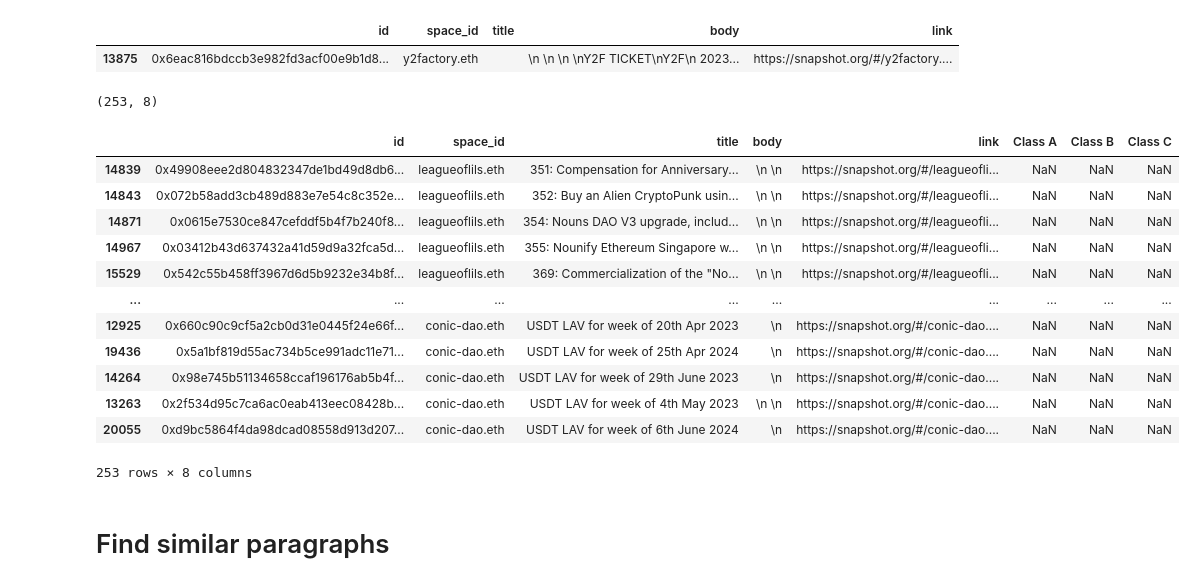
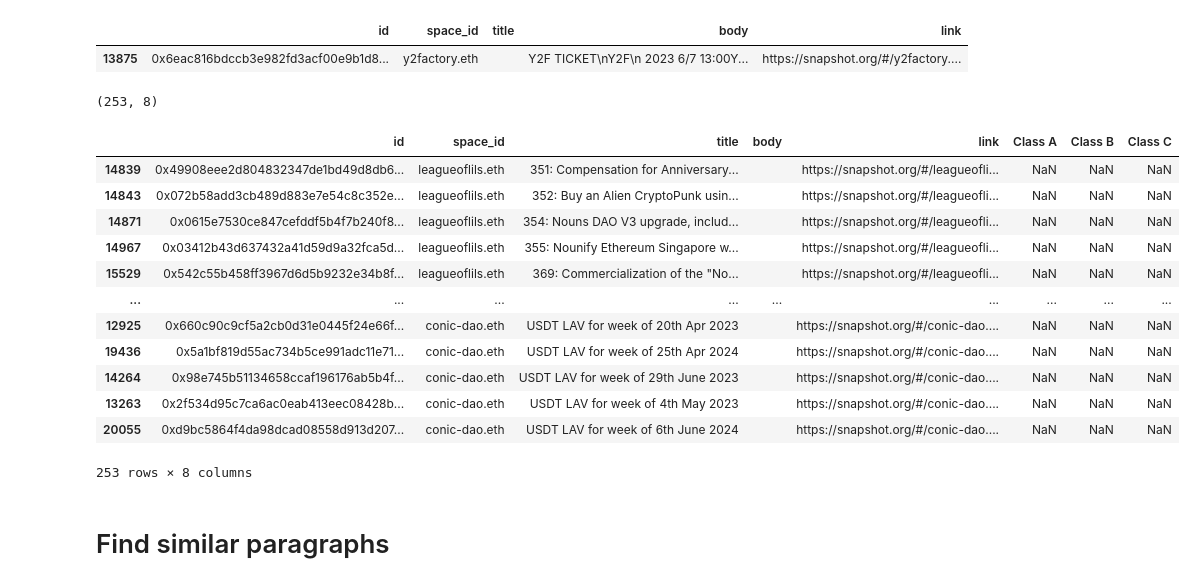
Before and after one commit to snu-digital-finance/dao-proposal, a Jupyter notebook: remove_sim.ipynb, the cells around one changed output. Drawn from its saved outputs; the diff is of its cells as text; code cells hidden in the pictures.

```diff
--- a/remove_sim.ipynb
+++ b/remove_sim.ipynb
@@ -14,6 +14,8 @@ for k in deleted["specific"].keys():
     for d in deleted["specific"][k]:
         df.loc[df["space_id"] == k, "body"] = df.loc[df["space_id"] == k, "body"].str.replace(d, "", regex=False)
 # %%
+df["title"] = df["title"].str.strip()
+df["body"] = df["body"].str.strip()
 df["body_lower"] = df["body"].str.lower()
 df["title_lower"] = df["title"].str.lower()
 df = df.sort_values(by=['title_lower', 'body_lower'])
@@ -56,26 +58,26 @@ df["title_lower"] = df["title_lower"].str.strip()
 df[df["title_lower"].str.len() == 0][["id", "space_id", "title", "body", "link"]]
 # %% [output]
 |  | id | space_id | title | body | link |
-| 13875 | 0x6eac816bdccb3e982fd3acf00e9b1d8... | y2factory.eth |  | \n \n \n \nY2F TICKET\nY2F\n 2023... | https://snapshot.org/#/y2factory.... |
+| 13875 | 0x6eac816bdccb3e982fd3acf00e9b1d8... | y2factory.eth |  | Y2F TICKET\nY2F\n 2023 6/7 13:00Y... | https://snapshot.org/#/y2factory.... |
 # %%
 temp = df[df["body_lower"].str.len() == 0][["id", "space_id", "title", "body", "link", "Class A", "Class B", "Class C"]]
 print(temp.shape)
-temp.to_excel("empty_body.xlsx", index=False)
+# temp.to_excel("empty_body.xlsx", index=False)
 temp
 # %% [output]
 (253, 8)
 |  | id | space_id | title | body | link | Class A | Class B | Class C |
-| 14839 | 0x49908eee2d804832347de1bd49d8db6... | leagueoflils.eth | 351: Compensation for Anniversary... | \n \n | https://snapshot.org/#/leagueofli... | NaN | NaN | NaN |
-| 14843 | 0x072b58add3cb489d883e7e54c8c352e... | leagueoflils.eth | 352: Buy an Alien CryptoPunk usin... | \n \n | https://snapshot.org/#/leagueofli... | NaN | NaN | NaN |
-| 14871 | 0x0615e7530ce847cefddf5b4f7b240f8... | leagueoflils.eth | 354: Nouns DAO V3 upgrade, includ... | \n \n | https://snapshot.org/#/leagueofli... | NaN | NaN | NaN |
-| 14967 | 0x03412b43d637432a41d59d9a32fca5d... | leagueoflils.eth | 355: Nounify Ethereum Singapore w... | \n \n | https://snapshot.org/#/leagueofli... | NaN | NaN | NaN |
-| 15529 | 0x542c55b458ff3967d6d5b9232e34b8f... | leagueoflils.eth | 369: Commercialization of the "No... | \n \n | https://snapshot.org/#/leagueofli... | NaN | NaN | NaN |
+| 14839 | 0x49908eee2d804832347de1bd49d8db6... | leagueoflils.eth | 351: Compensation for Anniversary... |  | https://snapshot.org/#/leagueofli... | NaN | NaN | NaN |
+| 14843 | 0x072b58add3cb489d883e7e54c8c352e... | leagueoflils.eth | 352: Buy an Alien CryptoPunk usin... |  | https://snapshot.org/#/leagueofli... | NaN | NaN | NaN |
+| 14871 | 0x0615e7530ce847cefddf5b4f7b240f8... | leagueoflils.eth | 354: Nouns DAO V3 upgrade, includ... |  | https://snapshot.org/#/leagueofli... | NaN | NaN | NaN |
+| 14967 | 0x03412b43d637432a41d59d9a32fca5d... | leagueoflils.eth | 355: Nounify Ethereum Singapore w... |  | https://snapshot.org/#/leagueofli... | NaN | NaN | NaN |
+| 15529 | 0x542c55b458ff3967d6d5b9232e34b8f... | leagueoflils.eth | 369: Commercialization of the "No... |  | https://snapshot.org/#/leagueofli... | NaN | NaN | NaN |
 | ... | ... | ... | ... | ... | ... | ... | ... | ... |
-| 12925 | 0x660c90c9cf5a2cb0d31e0445f24e66f... | conic-dao.eth | USDT LAV for week of 20th Apr 2023 | \n | https://snapshot.org/#/conic-dao.... | NaN | NaN | NaN |
-| 19436 | 0x5a1bf819d55ac734b5ce991adc11e71... | conic-dao.eth | USDT LAV for week of 25th Apr 2024 | \n | https://snapshot.org/#/conic-dao.... | NaN | NaN | NaN |
-| 14264 | 0x98e745b51134658ccaf196176ab5b4f... | conic-dao.eth | USDT LAV for week of 29th June 2023 | \n | https://snapshot.org/#/conic-dao.... | NaN | NaN | NaN |
-| 13263 | 0x2f534d95c7ca6ac0eab413eec08428b... | conic-dao.eth | USDT LAV for week of 4th May 2023 | \n \n | https://snapshot.org/#/conic-dao.... | NaN | NaN | NaN |
-| 20055 | 0xd9bc5864f4da98dcad08558d913d207... | conic-dao.eth | USDT LAV for week of 6th June 2024 | \n | https://snapshot.org/#/conic-dao.... | NaN | NaN | NaN |
+| 12925 | 0x660c90c9cf5a2cb0d31e0445f24e66f... | conic-dao.eth | USDT LAV for week of 20th Apr 2023 |  | https://snapshot.org/#/conic-dao.... | NaN | NaN | NaN |
+| 19436 | 0x5a1bf819d55ac734b5ce991adc11e71... | conic-dao.eth | USDT LAV for week of 25th Apr 2024 |  | https://snapshot.org/#/conic-dao.... | NaN | NaN | NaN |
+| 14264 | 0x98e745b51134658ccaf196176ab5b4f... | conic-dao.eth | USDT LAV for week of 29th June 2023 |  | https://snapshot.org/#/conic-dao.... | NaN | NaN | NaN |
+| 13263 | 0x2f534d95c7ca6ac0eab413eec08428b... | conic-dao.eth | USDT LAV for week of 4th May 2023 |  | https://snapshot.org/#/conic-dao.... | NaN | NaN | NaN |
+| 20055 | 0xd9bc5864f4da98dcad08558d913d207... | conic-dao.eth | USDT LAV for week of 6th June 2024 |  | https://snapshot.org/#/conic-dao.... | NaN | NaN | NaN |
 253 rows × 8 columns
 # %%
 df = df[df["title_lower"].str.len() > 0]
```
Also changed, not shown: parts of 3 cells of this notebook, 8 other files.
